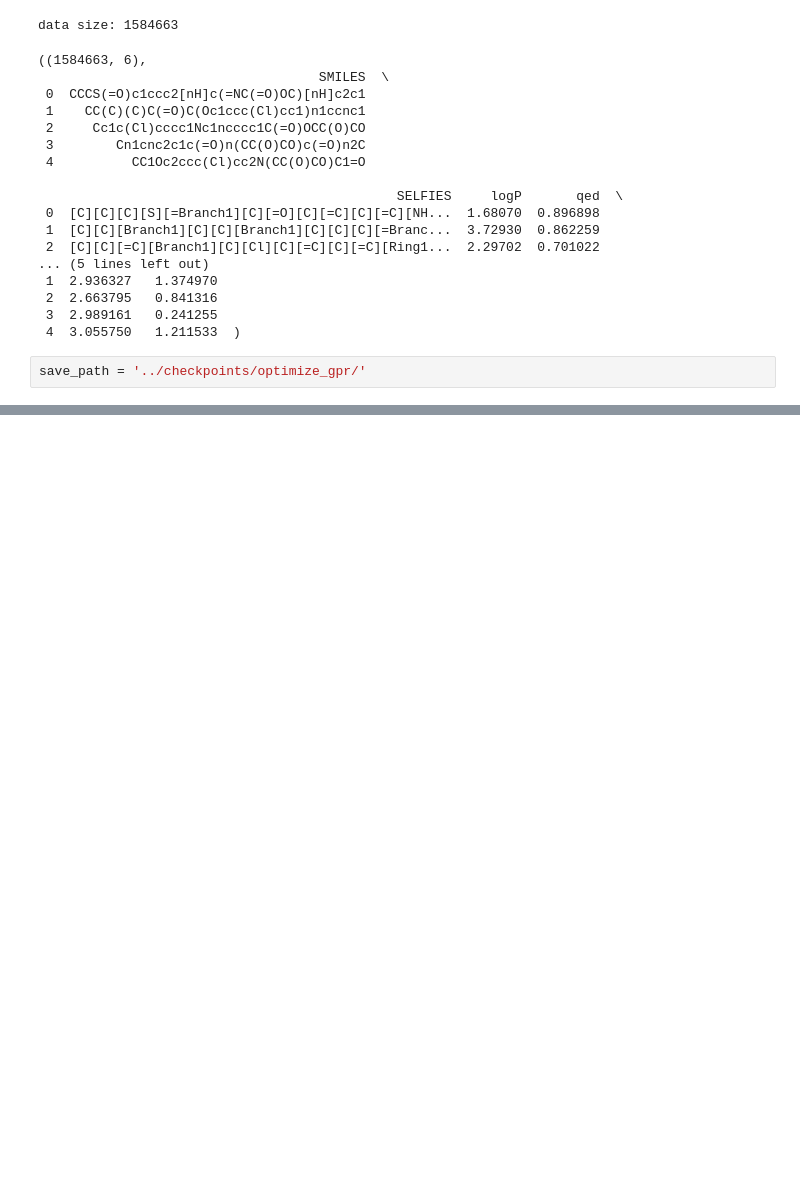
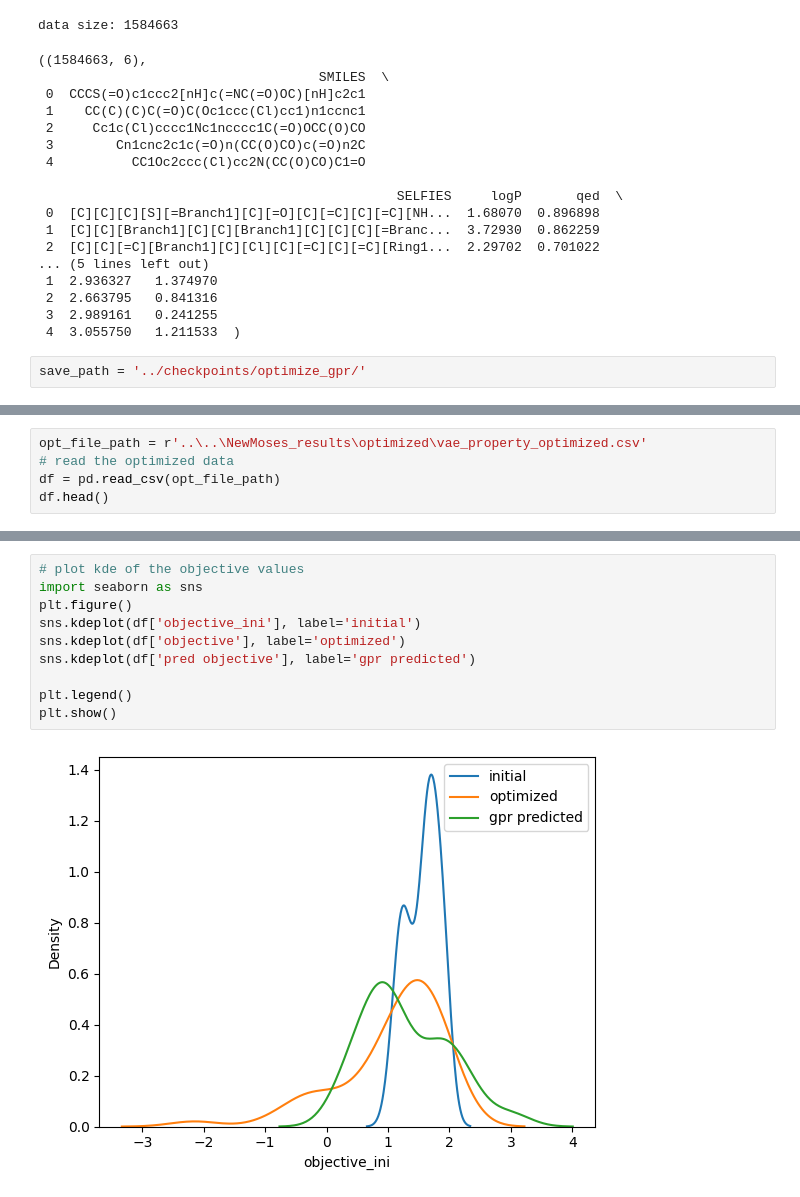
Before and after one commit to sunghwanism/NewMoses, a Jupyter notebook: notebooks/create_data_for_opt.ipynb, the cells around one changed output, grey strips where cells are left out. Saved outputs shown, nothing was run; the diff lists cells and outputs as text; blank space fills up the shorter version.

Commit message:
gpr_opt result df modified

```diff
--- a/notebooks/create_data_for_opt.ipynb
+++ b/notebooks/create_data_for_opt.ipynb
@@ -89,0 +92,5 @@ plt.show()
+# %%
+opt_file_path = r'..\..\NewMoses_results\optimized\vae_property_optimized.csv'
+# read the optimized data
+df = pd.read_csv(opt_file_path)
+df.head()
@@ -89,0 +123,12 @@ plt.show()
+# %%
+# plot kde of the objective values
+import seaborn as sns
+plt.figure()
+sns.kdeplot(df['objective_ini'], label='initial')
+sns.kdeplot(df['objective'], label='optimized')
+sns.kdeplot(df['pred objective'], label='gpr predicted')
+
+plt.legend()
+plt.show()
+# %% [output]
+[figure, added]
```
Also changed, not shown: parts of 5 cells of this notebook, 1 other file.
